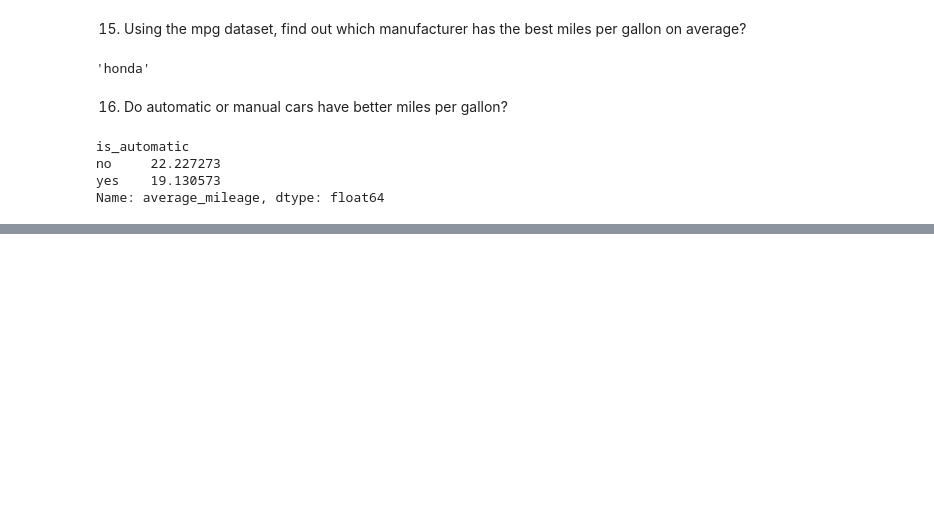
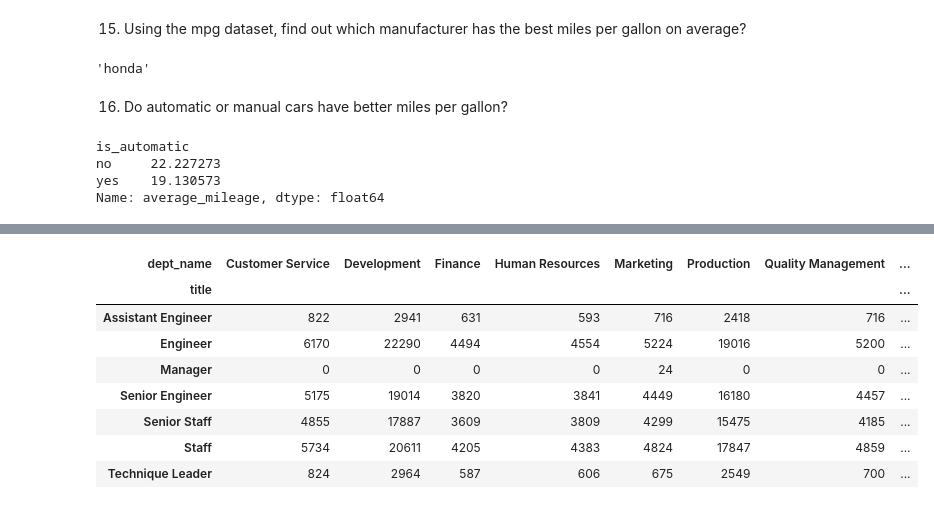
Before and after one commit to lopezelihezer/numpy-pandas-visualization-exercises, a Jupyter notebook: advanced_dataframes.ipynb, the cells around one changed output, grey strips where cells are left out. Saved outputs shown, nothing was run; the diff lists cells and outputs as text; code cells hidden in the pictures; blank space fills up the shorter version.

```diff
--- a/advanced_dataframes.ipynb
+++ b/advanced_dataframes.ipynb
@@ -431,0 +430,12 @@ pd.crosstab(d_and_d.)
+# %%
+pd.crosstab(e_and_t.title, d_and_d.dept_name)
+# %% [output]
+| dept_name | Customer Service | Development | Finance | Human Resources | Marketing | Production | Quality Management | ... |
+| title |  |  |  |  |  |  |  | ... |
+| Assistant Engineer | 822 | 2941 | 631 | 593 | 716 | 2418 | 716 | ... |
+| Engineer | 6170 | 22290 | 4494 | 4554 | 5224 | 19016 | 5200 | ... |
+| Manager | 0 | 0 | 0 | 0 | 24 | 0 | 0 | ... |
+| Senior Engineer | 5175 | 19014 | 3820 | 3841 | 4449 | 16180 | 4457 | ... |
+| Senior Staff | 4855 | 17887 | 3609 | 3809 | 4299 | 15475 | 4185 | ... |
+| Staff | 5734 | 20611 | 4205 | 4383 | 4824 | 17847 | 4859 | ... |
+| Technique Leader | 824 | 2964 | 587 | 606 | 675 | 2549 | 700 | ... |
```
Also changed, not shown: parts of 37 cells of this notebook, 1 other file.
